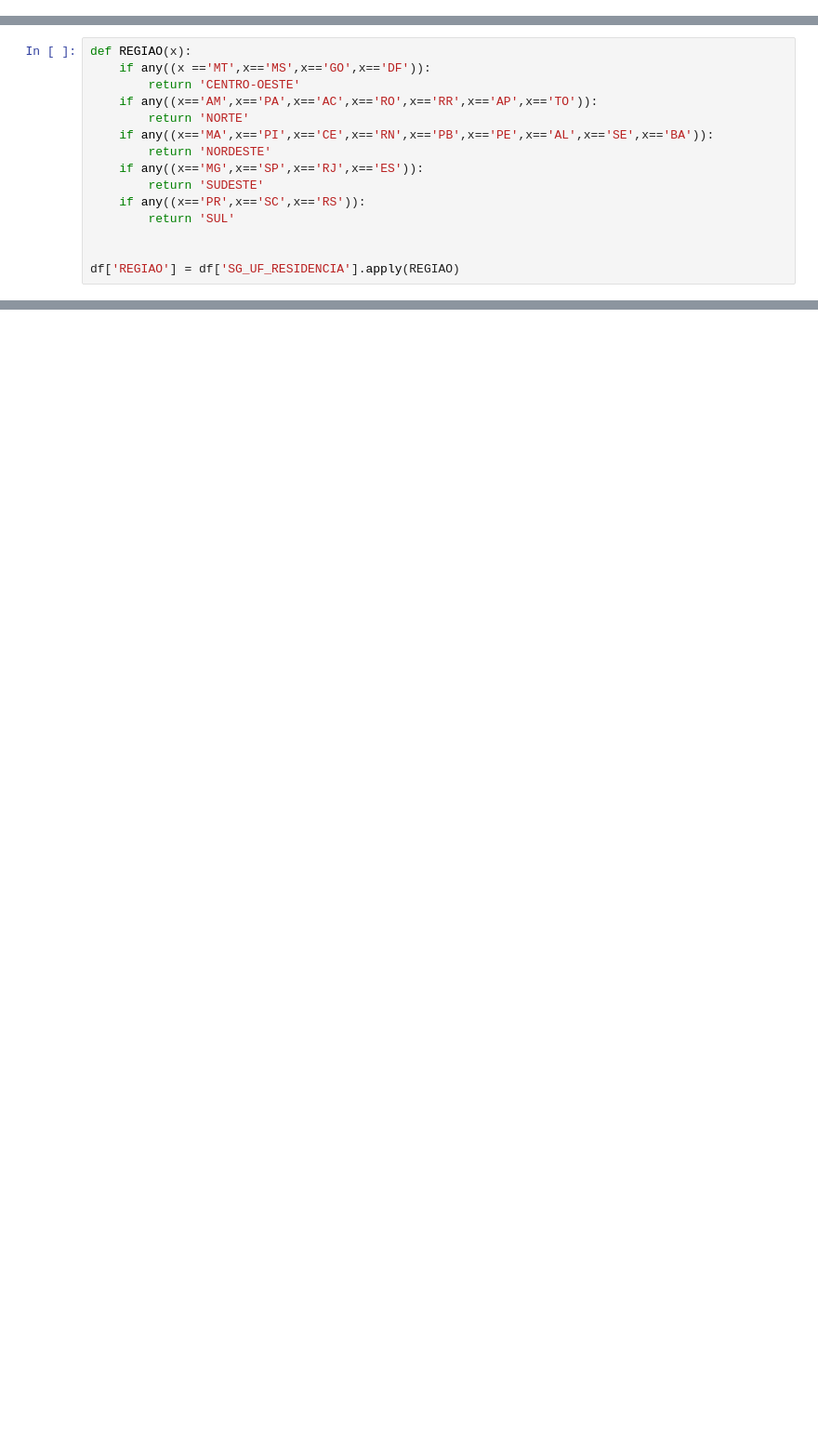
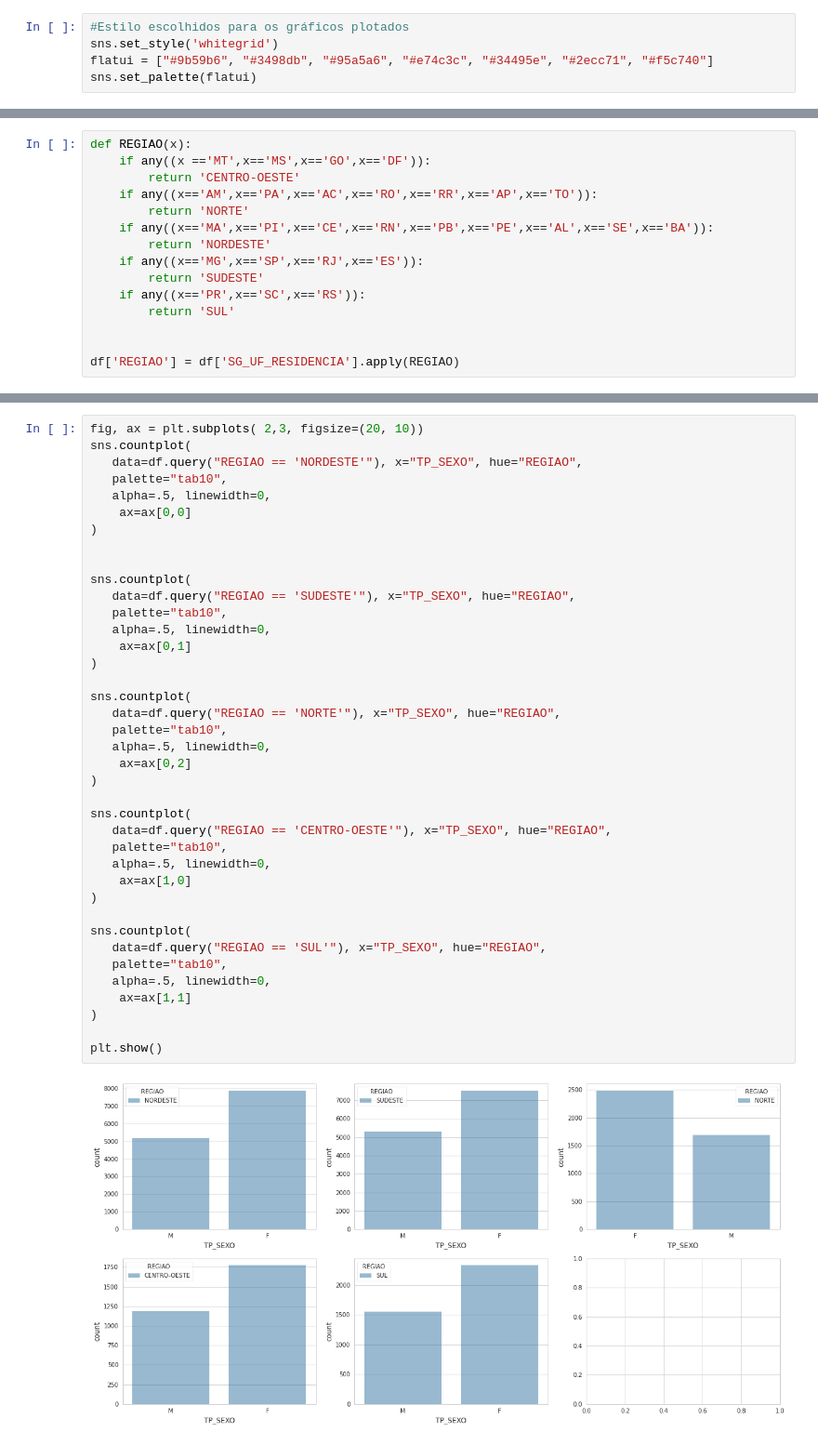
Before and after one commit to osbrabos/dataviz-enem, a Jupyter notebook: social-analysis.ipynb, the cells around one changed output, grey strips where cells are left out. Shown at 93% size. Saved outputs shown, nothing was run; the diff lists cells and outputs as text; blank space fills up the shorter version.

```diff
--- a/social-analysis.ipynb
+++ b/social-analysis.ipynb
@@ -6,0 +18,5 @@ plt.style.use('ggplot')
+# %%
+#Estilo escolhidos para os gráficos plotados
+sns.set_style('whitegrid')
+flatui = ["#9b59b6", "#3498db", "#95a5a6", "#e74c3c", "#34495e", "#2ecc71", "#f5c740"]
+sns.set_palette(flatui)
@@ -166,0 +208,41 @@ plt.show()
+# %%
+fig, ax = plt.subplots( 2,3, figsize=(20, 10))
+sns.countplot(
+   data=df.query("REGIAO == 'NORDESTE'"), x="TP_SEXO", hue="REGIAO",
+   palette="tab10",
+   alpha=.5, linewidth=0,
+    ax=ax[0,0]
+)
+
+
+sns.countplot(
+   data=df.query("REGIAO == 'SUDESTE'"), x="TP_SEXO", hue="REGIAO",
+   palette="tab10",
+   alpha=.5, linewidth=0,
+    ax=ax[0,1]
+)
+
+sns.countplot(
+   data=df.query("REGIAO == 'NORTE'"), x="TP_SEXO", hue="REGIAO",
+   palette="tab10",
+   alpha=.5, linewidth=0,
+    ax=ax[0,2]
+)
+
+sns.countplot(
+   data=df.query("REGIAO == 'CENTRO-OESTE'"), x="TP_SEXO", hue="REGIAO",
+   palette="tab10",
+   alpha=.5, linewidth=0,
+    ax=ax[1,0]
+)
+
+sns.countplot(
+   data=df.query("REGIAO == 'SUL'"), x="TP_SEXO", hue="REGIAO",
+   palette="tab10",
+   alpha=.5, linewidth=0,
+    ax=ax[1,1]
+)
+
+plt.show()
+# %% [output]
+[figure, added]
```
Also changed, not shown: parts of 63 cells of this notebook.
